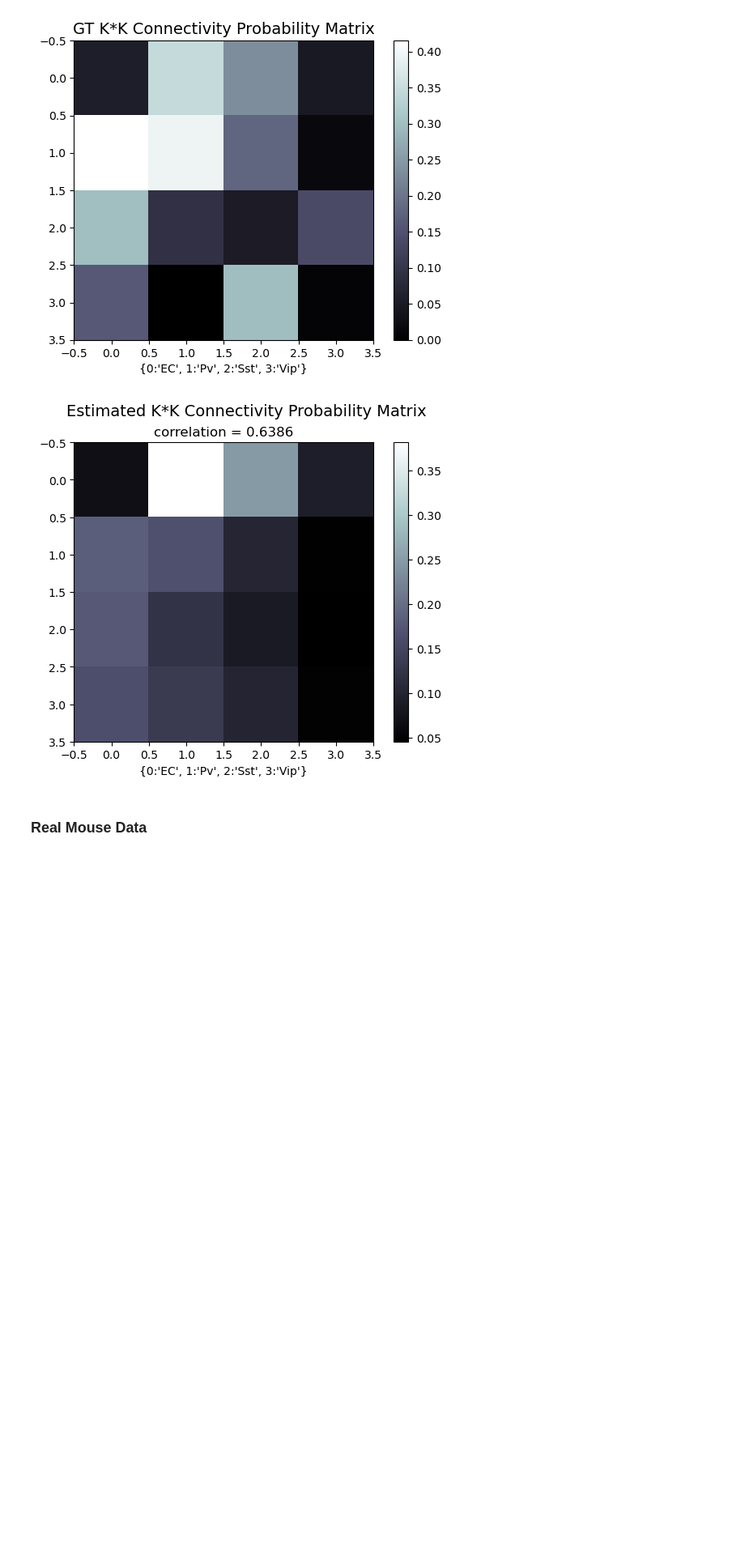
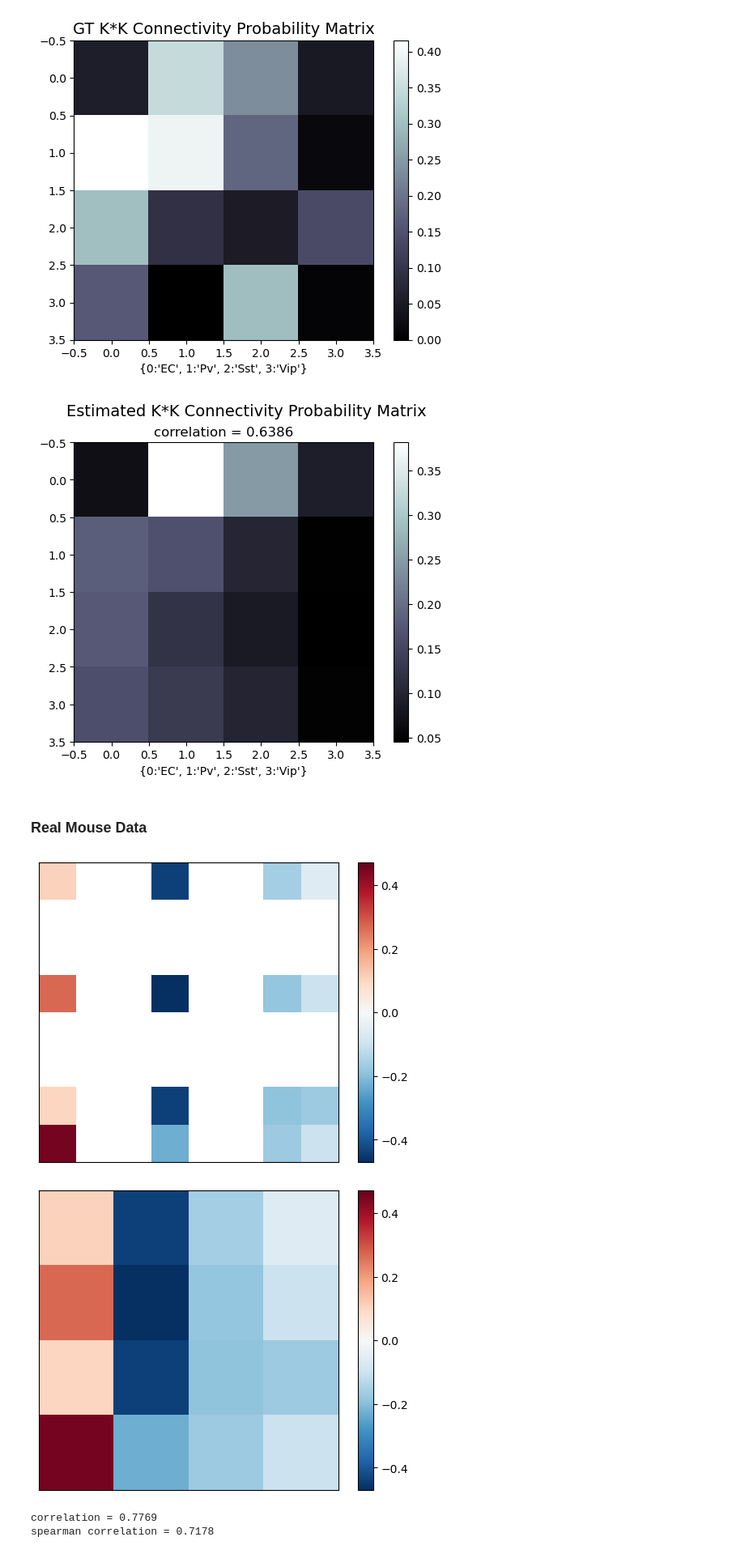
Before and after one commit to wuweizhang0723/func2graph, a Jupyter notebook: notebook/plot.ipynb, the cells around one changed output. Shown at 81% size. Cells and saved outputs as stored; diff of their text form; code cells hidden in the pictures; blank space fills up the shorter version.

```diff
--- a/notebook/plot.ipynb
+++ b/notebook/plot.ipynb
@@ -131,3 +174,78 @@ plt.show()
 [figure]
 # %% [markdown]
 ### Real Mouse Data
+# %%
+cell_type2id = {'EC': 0, 'IN': 1, 'Lamp5': 2, 'Pvalb': 3, 'Serpinf1': 4, 'Sncg': 5, 'Sst': 6, 'Vip': 7}
+cell_type = ['EC', 'IN', 'Lamp5', 'Pvalb', 'Serpinf1', 'Sncg', 'Sst', 'Vip']
+cell_type_2 = ['EC', 'Pvalb', 'Sst', 'Vip']
+
+GT_strength_connectivity = np.zeros((8, 8))
+GT_strength_connectivity[:] = np.nan
+
+GT_strength_connectivity[cell_type2id['EC']][cell_type2id['EC']] = 0.11
+GT_strength_connectivity[cell_type2id['Pvalb']][cell_type2id['EC']] = 0.27
+GT_strength_connectivity[cell_type2id['Sst']][cell_type2id['EC']]= 0.1
+GT_strength_connectivity[cell_type2id['Vip']][cell_type2id['EC']] = 0.45
+
+GT_strength_connectivity[cell_type2id['EC']][cell_type2id['Pvalb']] = -0.44
+GT_strength_connectivity[cell_type2id['Pvalb']][cell_type2id['Pvalb']] = -0.47
+GT_strength_connectivity[cell_type2id['Sst']][cell_type2id['Pvalb']] = -0.44
+GT_strength_connectivity[cell_type2id['Vip']][cell_type2id['Pvalb']] = -0.23
+
+GT_strength_connectivity[cell_type2id['EC']][cell_type2id['Sst']] = -0.16
+GT_strength_connectivity[cell_type2id['Pvalb']][cell_type2id['Sst']] = -0.18
+GT_strength_connectivity[cell_type2id['Sst']][cell_type2id['Sst']] = -0.19
+GT_strength_connectivity[cell_type2id['Vip']][cell_type2id['Sst']] = -0.17
+
+GT_strength_connectivity[cell_type2id['EC']][cell_type2id['Vip']] = -0.06
+GT_strength_connectivity[cell_type2id['Pvalb']][cell_type2id['Vip']] = -0.10
+GT_strength_connectivity[cell_type2id['Sst']][cell_type2id['Vip']] = -0.17
+GT_strength_connectivity[cell_type2id['Vip']][cell_type2id['Vip']] = -0.10
+
+mask = ~np.isnan(GT_strength_connectivity)
+
+max_abs = 0.47
+plt.imshow(GT_strength_connectivity, cmap='RdBu_r', vmin=-max_abs, vmax=max_abs)
+# plt.xticks(np.arange(len(cell_type)), cell_type, rotation=45)
+# plt.yticks(np.arange(len(cell_type)), cell_type)
+plt.colorbar()
+# plt.title("GT K*K Connectivity Strength Matrix", fontsize=14)
+plt.xticks([])
+plt.yticks([])
+plt.show()
+
+plt.imshow(GT_strength_connectivity[mask].reshape(4,4), cmap='RdBu_r', vmin=-max_abs, vmax=max_abs)
+plt.colorbar()
+plt.xticks([])
+plt.yticks([])
+# plt.xticks(np.arange(len(cell_type_2)), cell_type_2)
+# plt.yticks(np.arange(len(cell_type_2)), cell_type_2)
+plt.show()
+
+
+# Estimation ---------------------------------------------------------------
+estimated_strength_connectivity = np.load('./plot/avg_k_k_4.npy')
+reg = LinearRegression().fit(estimated_strength_connectivity[mask].reshape(-1, 1), GT_strength_connectivity[mask].reshape(-1, 1))
+estimated_strength_connectivity = reg.predict(estimated_strength_connectivity[mask].reshape(-1, 1))
+estimated_strength_connectivity = estimated_strength_connectivity.reshape(4, 4)
+
+
+corr = np.corrcoef(estimated_strength_connectivity.flatten(), GT_strength_connectivity[mask].flatten())[0, 1]
+spearman_corr = stats.spearmanr(estimated_strength_connectivity.flatten(), GT_strength_connectivity[mask].flatten())[0]
+print("correlation = {:.4f}".format(corr))
+print("spearman correlation = {:.4f}".format(spearman_corr))
+
+max_abs = 0.47
+plt.imshow(estimated_strength_connectivity, cmap='RdBu_r', vmin=-max_abs, vmax=max_abs)
+plt.colorbar()
+plt.xticks([])
+plt.yticks([])
+# plt.title("correlation = 0.7769")
+# plt.xticks(np.arange(len(cell_type_2)), cell_type_2)
+# plt.yticks(np.arange(len(cell_type_2)), cell_type_2)
+plt.show()
+# %% [output]
+[figure, added]
+[figure, added]
+correlation = 0.7769
+spearman correlation = 0.7178
```
Also changed, not shown: parts of 6 cells of this notebook, 13 other files.
